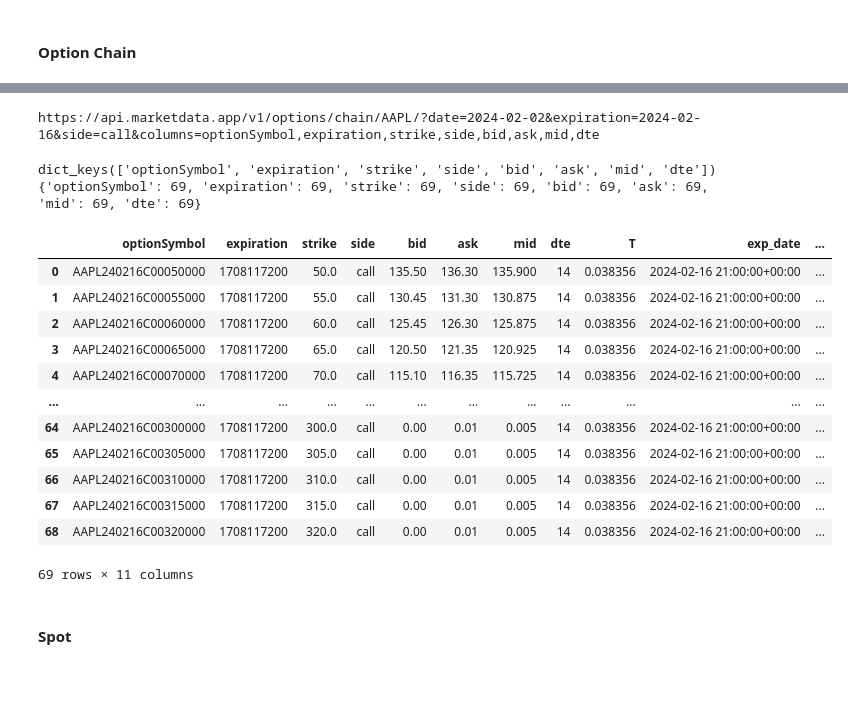
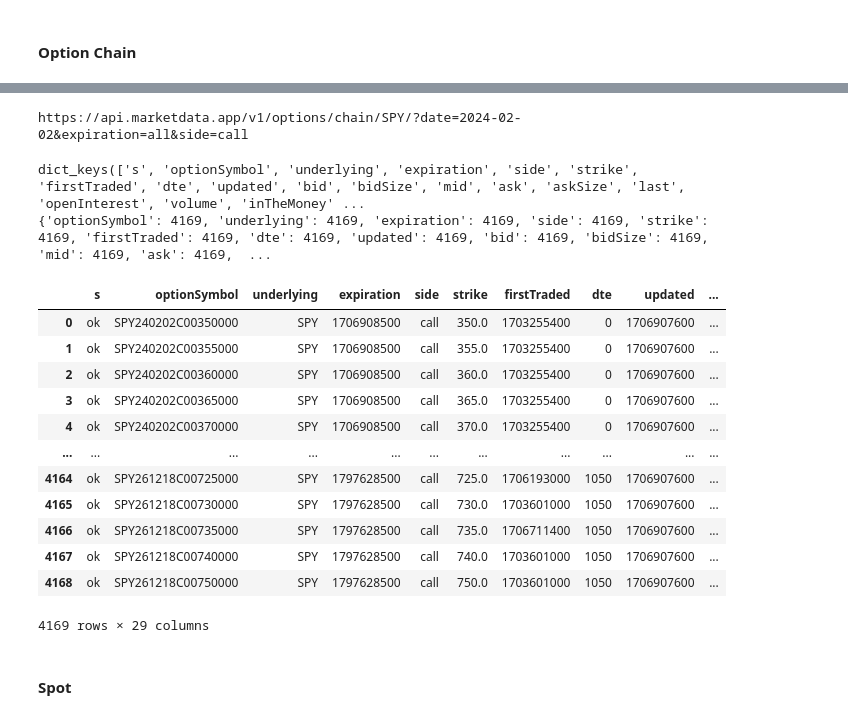
Before and after one commit to karandeeps18/Option-Pricing-using-Neural-Network, a Jupyter notebook: Notebooks/experiments.ipynb, the cells around one changed output, grey strips where cells are left out. Saved outputs shown, nothing was run; the diff lists cells and outputs as text; code cells hidden in the pictures; blank space fills up the shorter version.

```diff
--- a/Notebooks/experiments.ipynb
+++ b/Notebooks/experiments.ipynb
@@ -1269,6 +1269,7 @@ candle_url = "https://api.marketdata.app/v1/stocks/candles/{resolution}/{symbol}
 from pathlib import Path
 import sys
 
+pd.set_option('display.max_columns', None)
 # parent directory object
 root = Path.cwd().parent
 sys.path.append(str(root / "src"))
@@ -1327,16 +1325,15 @@ query_date = "2024-02-02"
 
 post_url = build_chain_url(
     s.base_url,
-    "AAPL",
+    "SPY",
     date=query_date,
-    expiration="2024-02-16",
+    expiration="all",
     side="call",
-    columns="optionSymbol,expiration,strike,side,bid,ask,mid,dte"
 )
 
 print(post_url)
 # %% [output]
-https://api.marketdata.app/v1/options/chain/AAPL/?date=2024-02-02&expiration=2024-02-16&side=call&columns=optionSymbol,expiration,strike,side,bid,ask,mid,dte
+https://api.marketdata.app/v1/options/chain/SPY/?date=2024-02-02&expiration=all&side=call
 # %%
 # requst using .get
 r = requests.get(post_url, headers=HEADERS, timeout=120)
@@ -1348,32 +1345,30 @@ print(response_json.keys())
 lengths = {k:len(v) for k, v in response_json.items() if isinstance(v,list)}
 print(lengths)
 # %% [output]
-dict_keys(['optionSymbol', 'expiration', 'strike', 'side', 'bid', 'ask', 'mid', 'dte'])
-{'optionSymbol': 69, 'expiration': 69, 'strike': 69, 'side': 69, 'bid': 69, 'ask': 69, 'mid': 69, 'dte': 69}
+dict_keys(['s', 'optionSymbol', 'underlying', 'expiration', 'side', 'strike', 'firstTraded', 'dte', 'updated', 'bid', 'bidSize', 'mid', 'ask', 'askSize', 'last', 'openInterest', 'volume', 'inTheMoney' ...
+{'optionSymbol': 4169, 'underlying': 4169, 'expiration': 4169, 'side': 4169, 'strike': 4169, 'firstTraded': 4169, 'dte': 4169, 'updated': 4169, 'bid': 4169, 'bidSize': 4169, 'mid': 4169, 'ask': 4169,  ...
 # %%
 data = response_json
 option_chain_df = pd.DataFrame(data)
 df = option_chain_df.copy()
 
-# normalization
 df["T"] = df['dte'] / 365.0                                                 # annulaize the days to expiry
 df["exp_date"] = pd.to_datetime(df["expiration"], unit="s", utc=True)       # exp_date to utc
 df["asoff_date"] = pd.to_datetime(query_date, utc=True).normalize()              # date object for the join on spot
-df
 # %% [output]
-|  | optionSymbol | expiration | strike | side | bid | ask | mid | dte | T | exp_date | ... |
-| 0 | AAPL240216C00050000 | 1708117200 | 50.0 | call | 135.50 | 136.30 | 135.900 | 14 | 0.038356 | 2024-02-16 21:00:00+00:00 | ... |
-| 1 | AAPL240216C00055000 | 1708117200 | 55.0 | call | 130.45 | 131.30 | 130.875 | 14 | 0.038356 | 2024-02-16 21:00:00+00:00 | ... |
-| 2 | AAPL240216C00060000 | 1708117200 | 60.0 | call | 125.45 | 126.30 | 125.875 | 14 | 0.038356 | 2024-02-16 21:00:00+00:00 | ... |
-| 3 | AAPL240216C00065000 | 1708117200 | 65.0 | call | 120.50 | 121.35 | 120.925 | 14 | 0.038356 | 2024-02-16 21:00:00+00:00 | ... |
-| 4 | AAPL240216C00070000 | 1708117200 | 70.0 | call | 115.10 | 116.35 | 115.725 | 14 | 0.038356 | 2024-02-16 21:00:00+00:00 | ... |
-| ... | ... | ... | ... | ... | ... | ... | ... | ... | ... | ... | ... |
-| 64 | AAPL240216C00300000 | 1708117200 | 300.0 | call | 0.00 | 0.01 | 0.005 | 14 | 0.038356 | 2024-02-16 21:00:00+00:00 | ... |
-| 65 | AAPL240216C00305000 | 1708117200 | 305.0 | call | 0.00 | 0.01 | 0.005 | 14 | 0.038356 | 2024-02-16 21:00:00+00:00 | ... |
-| 66 | AAPL240216C00310000 | 1708117200 | 310.0 | call | 0.00 | 0.01 | 0.005 | 14 | 0.038356 | 2024-02-16 21:00:00+00:00 | ... |
-| 67 | AAPL240216C00315000 | 1708117200 | 315.0 | call | 0.00 | 0.01 | 0.005 | 14 | 0.038356 | 2024-02-16 21:00:00+00:00 | ... |
-| 68 | AAPL240216C00320000 | 1708117200 | 320.0 | call | 0.00 | 0.01 | 0.005 | 14 | 0.038356 | 2024-02-16 21:00:00+00:00 | ... |
+|  | s | optionSymbol | underlying | expiration | side | strike | firstTraded | dte | updated | ... |
+| 0 | ok | SPY240202C00350000 | SPY | 1706908500 | call | 350.0 | 1703255400 | 0 | 1706907600 | ... |
+| 1 | ok | SPY240202C00355000 | SPY | 1706908500 | call | 355.0 | 1703255400 | 0 | 1706907600 | ... |
+| 2 | ok | SPY240202C00360000 | SPY | 1706908500 | call | 360.0 | 1703255400 | 0 | 1706907600 | ... |
+| 3 | ok | SPY240202C00365000 | SPY | 1706908500 | call | 365.0 | 1703255400 | 0 | 1706907600 | ... |
+| 4 | ok | SPY240202C00370000 | SPY | 1706908500 | call | 370.0 | 1703255400 | 0 | 1706907600 | ... |
+| ... | ... | ... | ... | ... | ... | ... | ... | ... | ... | ... |
+| 4164 | ok | SPY261218C00725000 | SPY | 1797628500 | call | 725.0 | 1706193000 | 1050 | 1706907600 | ... |
+| 4165 | ok | SPY261218C00730000 | SPY | 1797628500 | call | 730.0 | 1703601000 | 1050 | 1706907600 | ... |
+| 4166 | ok | SPY261218C00735000 | SPY | 1797628500 | call | 735.0 | 1706711400 | 1050 | 1706907600 | ... |
+| 4167 | ok | SPY261218C00740000 | SPY | 1797628500 | call | 740.0 | 1703601000 | 1050 | 1706907600 | ... |
+| 4168 | ok | SPY261218C00750000 | SPY | 1797628500 | call | 750.0 | 1703601000 | 1050 | 1706907600 | ... |
-69 rows × 11 columns
+4169 rows × 29 columns
 # %% [markdown]
 #### Spot
 # %%
```
Also changed, not shown: parts of 6 cells of this notebook, 10 other files.
